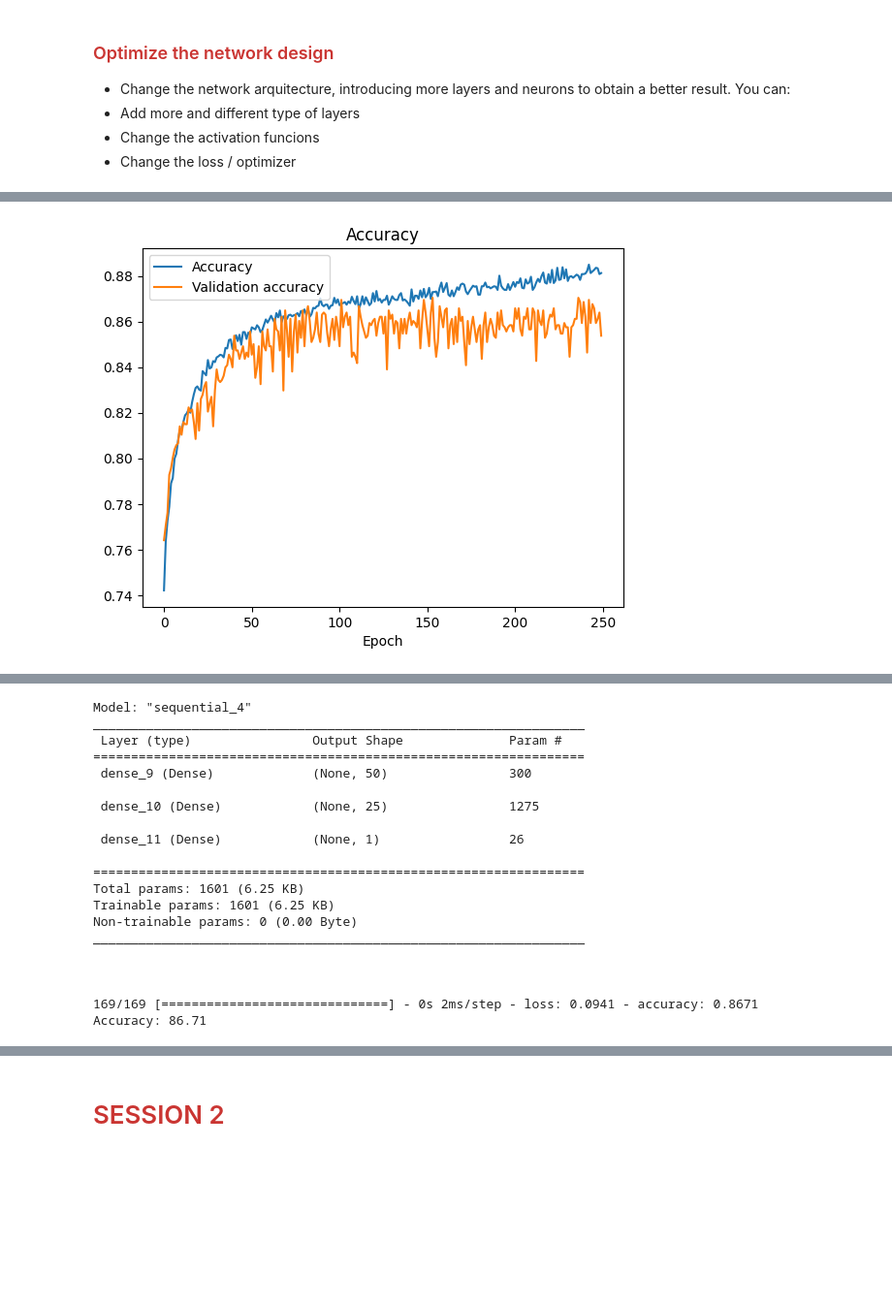
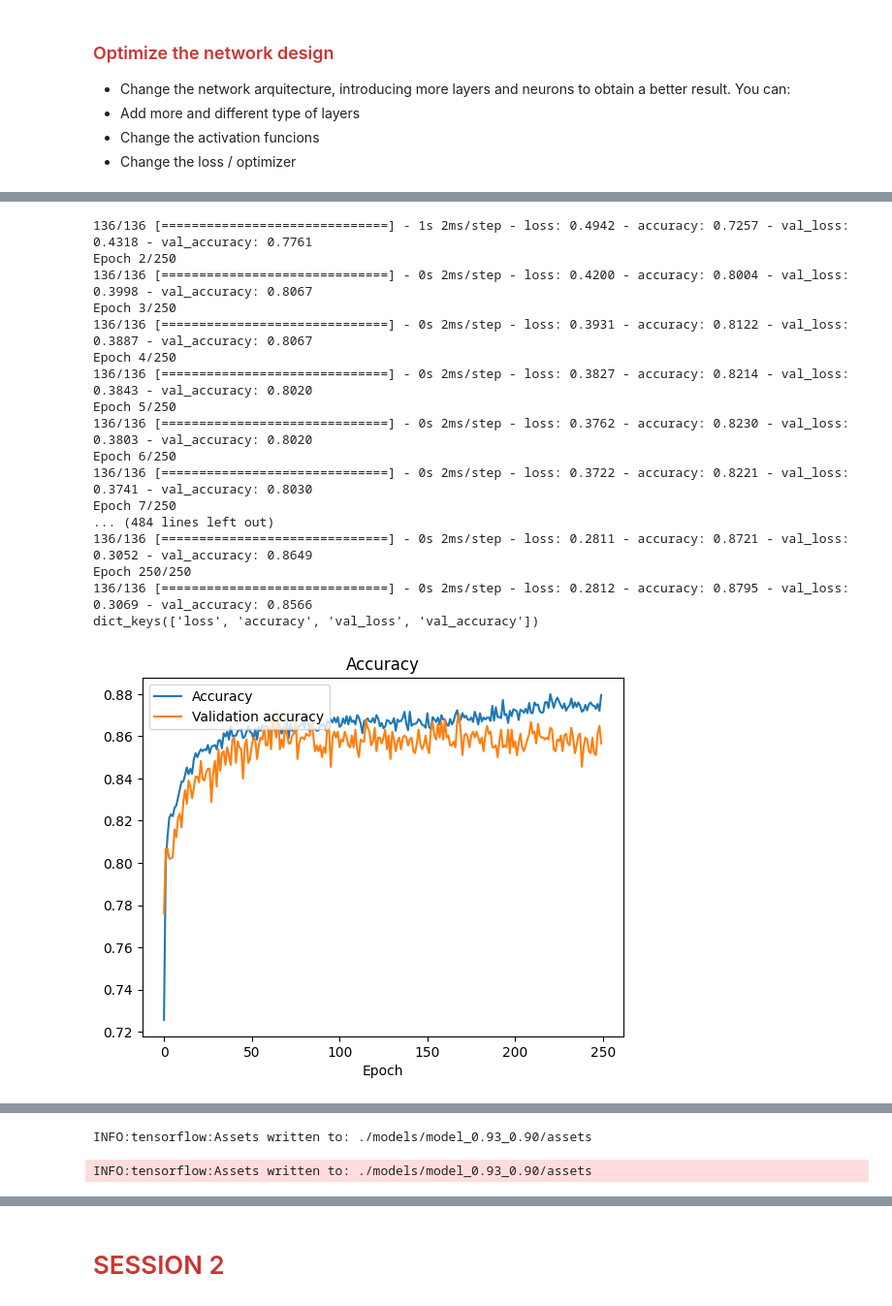
Before and after one commit to Javimh18/FundamentosDL, a Jupyter notebook: Lab2/lab2a.ipynb, the cells around one changed output, grey strips where cells are left out. Shown at 97% size. Cells and saved outputs as stored; diff of their text form; code cells hidden in the pictures; blank space fills up the shorter version.

Commit message:
New best model reached

```diff
--- a/Lab2/lab2a.ipynb
+++ b/Lab2/lab2a.ipynb
@@ -281,19 +355,19 @@ nn = Sequential()
 # TO-DO block: Include your code below
 #-------------------------------------------------------------------------------
 
-#Capa 1
-nn.add(Dense(50, 'relu', input_shape=(5,), use_bias=True))
-
-#Capa 2
-nn.add(Dense(25, 'relu', use_bias=True))
-
-#Capa3
-nn.add(Dense(1, 'linear', use_bias=True))
+nn.add(Dense(8, activation='relu', input_shape=(5,)))
+nn.add(Dense(10, activation='relu'))
+#nn.add(Dense(15, activation='relu'))
+#nn.add(Dense(10, activation='relu'))
+nn.add(Dense(5, activation='relu'))
+nn.add(Dense(1, activation='sigmoid'))
 
 # Compile
+loss_fn = tf.keras.losses.BinaryCrossentropy(
+    from_logits=False,
+)
 learning_RATE=0.01
-nn.compile(optimizer = keras.optimizers.SGD(learning_rate=learning_RATE), loss='mse', metrics=['accuracy'])
-
+nn.compile(optimizer = keras.optimizers.Adamax(learning_rate=learning_RATE), loss=loss_fn, metrics=['accuracy'])
 
 #-------------------------------------------------------------------------------
 # End of TO-DO block
@@ -350 +409,18 @@ dict_keys(['loss', 'accuracy', 'val_loss', 'val_accuracy'])
+136/136 [==============================] - 1s 2ms/step - loss: 0.4942 - accuracy: 0.7257 - val_loss: 0.4318 - val_accuracy: 0.7761
+Epoch 2/250
+136/136 [==============================] - 0s 2ms/step - loss: 0.4200 - accuracy: 0.8004 - val_loss: 0.3998 - val_accuracy: 0.8067
+Epoch 3/250
+136/136 [==============================] - 0s 2ms/step - loss: 0.3931 - accuracy: 0.8122 - val_loss: 0.3887 - val_accuracy: 0.8067
+Epoch 4/250
+136/136 [==============================] - 0s 2ms/step - loss: 0.3827 - accuracy: 0.8214 - val_loss: 0.3843 - val_accuracy: 0.8020
+Epoch 5/250
+136/136 [==============================] - 0s 2ms/step - loss: 0.3762 - accuracy: 0.8230 - val_loss: 0.3803 - val_accuracy: 0.8020
+Epoch 6/250
+136/136 [==============================] - 0s 2ms/step - loss: 0.3722 - accuracy: 0.8221 - val_loss: 0.3741 - val_accuracy: 0.8030
+Epoch 7/250
+... (484 lines left out)
+136/136 [==============================] - 0s 2ms/step - loss: 0.2811 - accuracy: 0.8721 - val_loss: 0.3052 - val_accuracy: 0.8649
+Epoch 250/250
+136/136 [==============================] - 0s 2ms/step - loss: 0.2812 - accuracy: 0.8795 - val_loss: 0.3069 - val_accuracy: 0.8566
+dict_keys(['loss', 'accuracy', 'val_loss', 'val_accuracy'])
-[figure, old version]
+[figure, new version]
@@ -352,20 +427,0 @@ dict_keys(['loss', 'accuracy', 'val_loss', 'val_accuracy'])
-Model: "sequential_4"
-_________________________________________________________________
- Layer (type)                Output Shape              Param #
-=================================================================
- dense_9 (Dense)             (None, 50)                300
-
- dense_10 (Dense)            (None, 25)                1275
-
- dense_11 (Dense)            (None, 1)                 26
-
-=================================================================
-Total params: 1601 (6.25 KB)
-Trainable params: 1601 (6.25 KB)
-Non-trainable params: 0 (0.00 Byte)
-_________________________________________________________________
-
-
-
-169/169 [==============================] - 0s 2ms/step - loss: 0.0941 - accuracy: 0.8671
-Accuracy: 86.71
@@ -371,0 +448,9 @@ Accuracy: 86.71
+# %%
+# save model
+save = True
+
+if save:
+    nn.save(f'./models/model_{max_acc:.2f}_{max_val_acc:.2f}')
+# %% [output]
+INFO:tensorflow:Assets written to: ./models/model_0.93_0.90/assets
+INFO:tensorflow:Assets written to: ./models/model_0.93_0.90/assets
```
Also changed, not shown: parts of 13 cells of this notebook.
